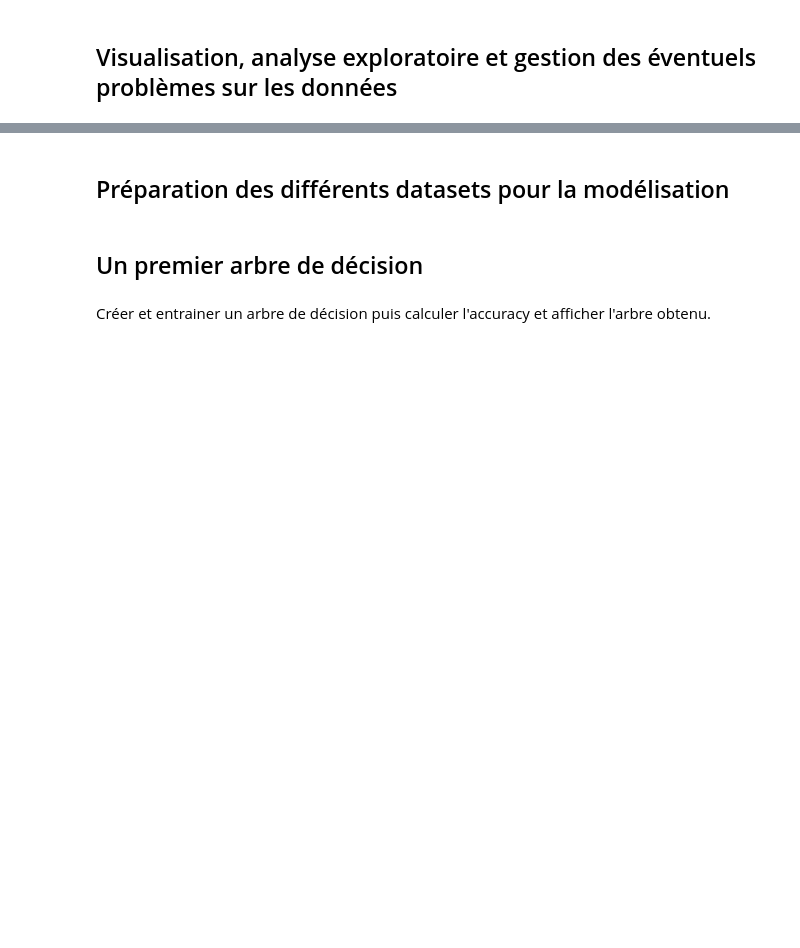
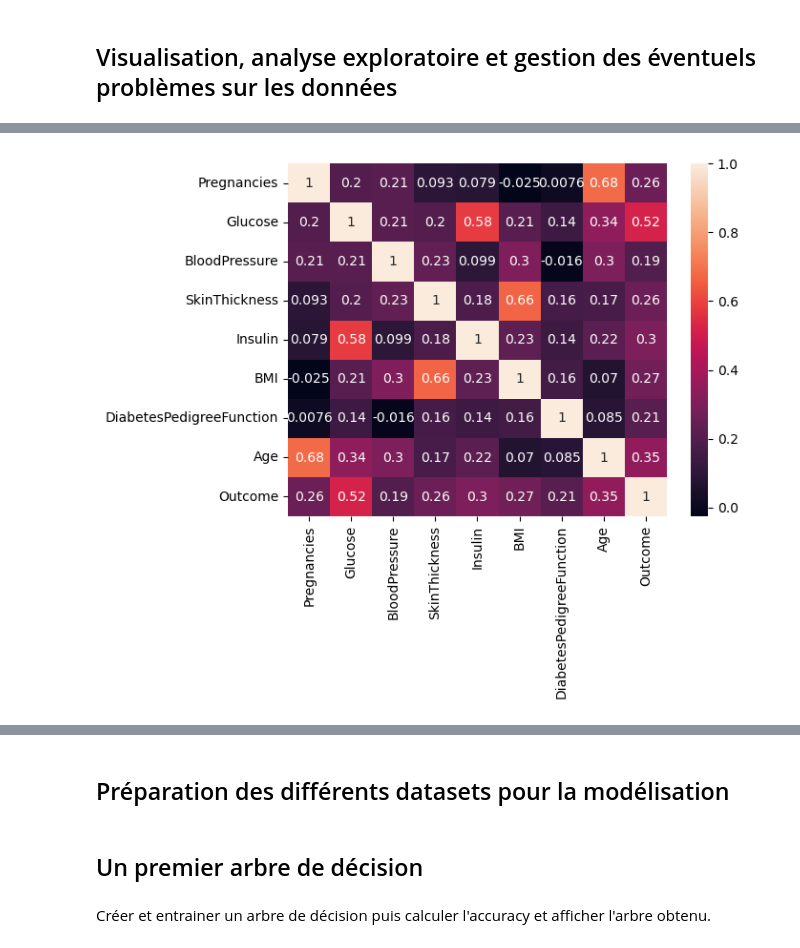
Before and after one commit to louiskuhn/IA-P3-Euskadi, a Jupyter notebook: Ressources/Machine Learning/Arbres de décision et forêts aléatoires/1. Exo1_arbres et forets.ipynb, the cells around one changed output, grey strips where cells are left out. Saved outputs shown, nothing was run; the diff lists cells and outputs as text; code cells hidden in the pictures; blank space fills up the shorter version.

```diff
--- a/Ressources/Machine Learning/Arbres de décision et forêts aléatoires/1. Exo1_arbres et forets.ipynb
+++ b/Ressources/Machine Learning/Arbres de décision et forêts aléatoires/1. Exo1_arbres et forets.ipynb
@@ -10,0 +79,4 @@ On va utiliser le jeu de données Pima Indian Diabetes disponible [là par exemp
+# %%
+sns.heatmap(data[(data.Insulin!=0) & (data.SkinThickness!=0)].corr(), annot=True);
+# %% [output]
+[figure, added]
```
Also changed, not shown: parts of 28 cells of this notebook, 2 other files.
